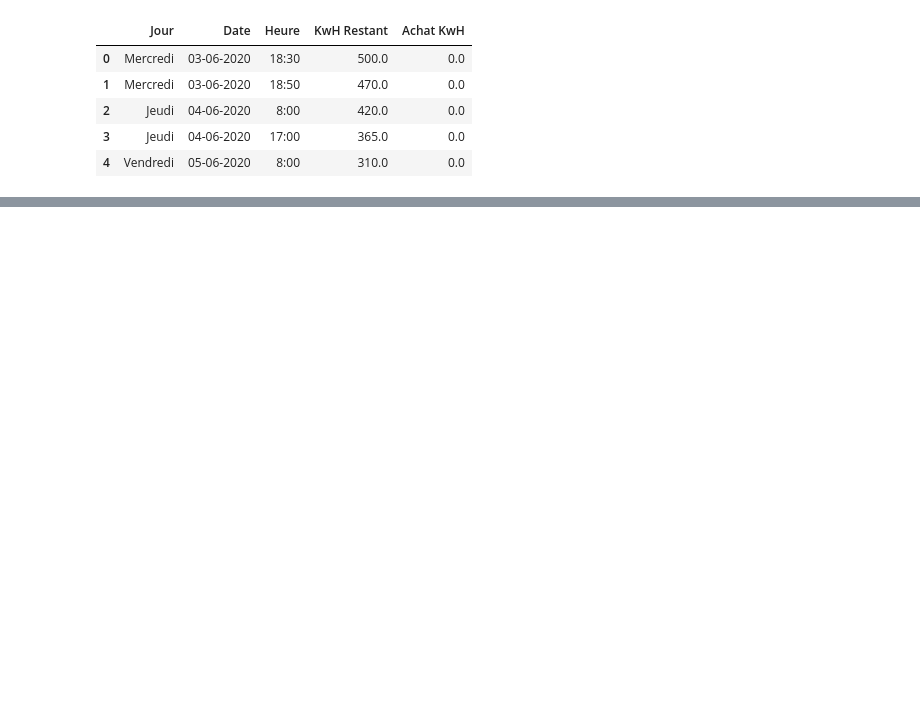
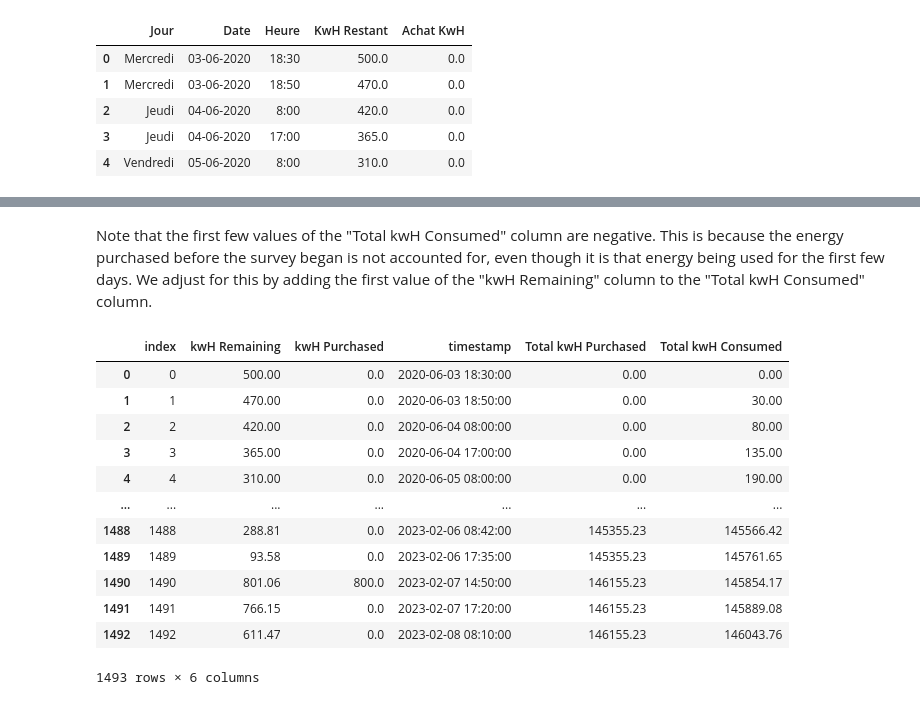
Before and after one commit to AmanDesai-coder/CBCA_Ndosho_Electricity_Analysis, a Jupyter notebook: AmanElectricityAnalysis.ipynb, the cells around one changed output, grey strips where cells are left out. Saved outputs shown, nothing was run; the diff lists cells and outputs as text; code cells hidden in the pictures; blank space fills up the shorter version.

```diff
--- a/AmanElectricityAnalysis.ipynb
+++ b/AmanElectricityAnalysis.ipynb
@@ -75,0 +80,19 @@ electr_df
+# %% [markdown]
+Note that the first few values of the "Total kwH Consumed" column are negative. This is because the energy purchased before the survey began is not accounted for, even though it is that energy being used for the first few days. We adjust for this by adding the first value of the "kwH Remaining" column to the "Total kwH Consumed" column.
+# %%
+electr_df['Total kwH Consumed'] = electr_df['kwH Remaining'].iloc[0] + electr_df['Total kwH Consumed']
+electr_df
+# %% [output]
+|  | index | kwH Remaining | kwH Purchased | timestamp | Total kwH Purchased | Total kwH Consumed |
+| 0 | 0 | 500.00 | 0.0 | 2020-06-03 18:30:00 | 0.00 | 0.00 |
+| 1 | 1 | 470.00 | 0.0 | 2020-06-03 18:50:00 | 0.00 | 30.00 |
+| 2 | 2 | 420.00 | 0.0 | 2020-06-04 08:00:00 | 0.00 | 80.00 |
+| 3 | 3 | 365.00 | 0.0 | 2020-06-04 17:00:00 | 0.00 | 135.00 |
+| 4 | 4 | 310.00 | 0.0 | 2020-06-05 08:00:00 | 0.00 | 190.00 |
+| ... | ... | ... | ... | ... | ... | ... |
+| 1488 | 1488 | 288.81 | 0.0 | 2023-02-06 08:42:00 | 145355.23 | 145566.42 |
+| 1489 | 1489 | 93.58 | 0.0 | 2023-02-06 17:35:00 | 145355.23 | 145761.65 |
+| 1490 | 1490 | 801.06 | 800.0 | 2023-02-07 14:50:00 | 146155.23 | 145854.17 |
+| 1491 | 1491 | 766.15 | 0.0 | 2023-02-07 17:20:00 | 146155.23 | 145889.08 |
+| 1492 | 1492 | 611.47 | 0.0 | 2023-02-08 08:10:00 | 146155.23 | 146043.76 |
+1493 rows × 6 columns
```
Also changed, not shown: parts of 16 cells of this notebook.
